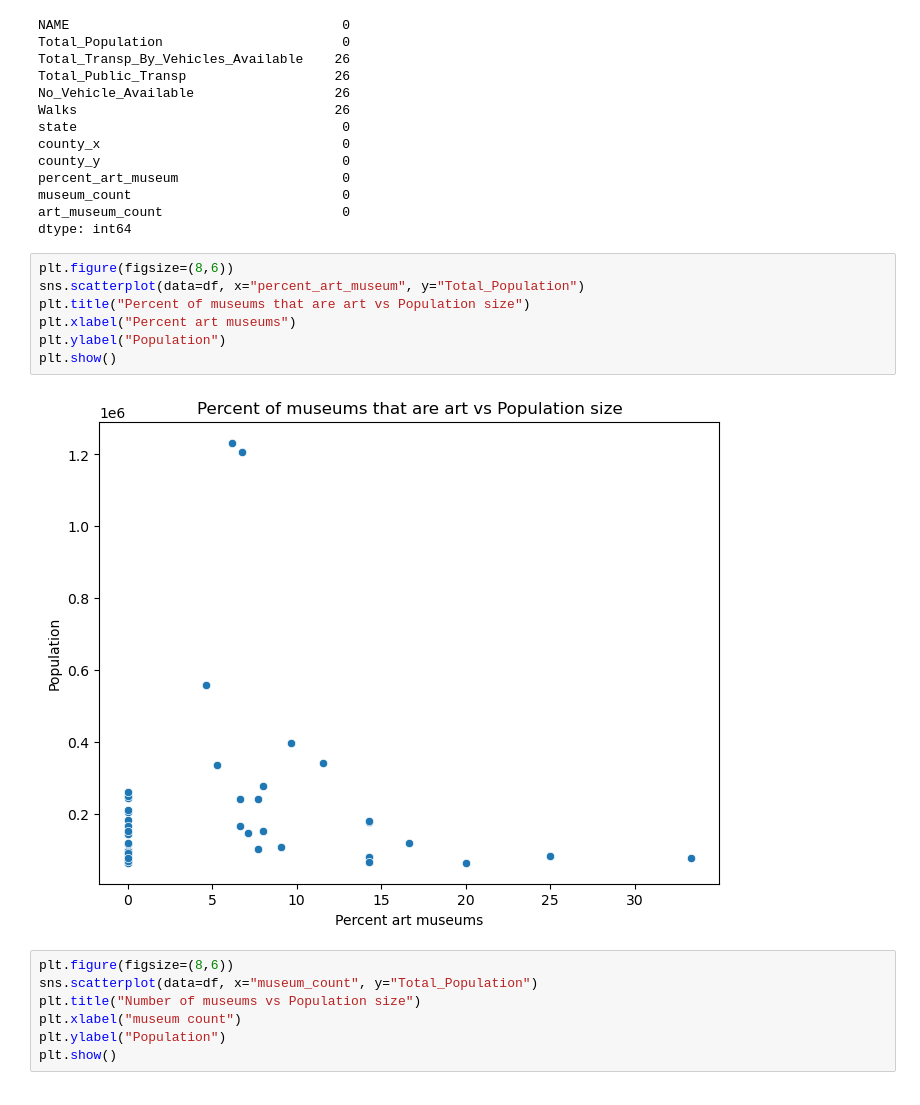
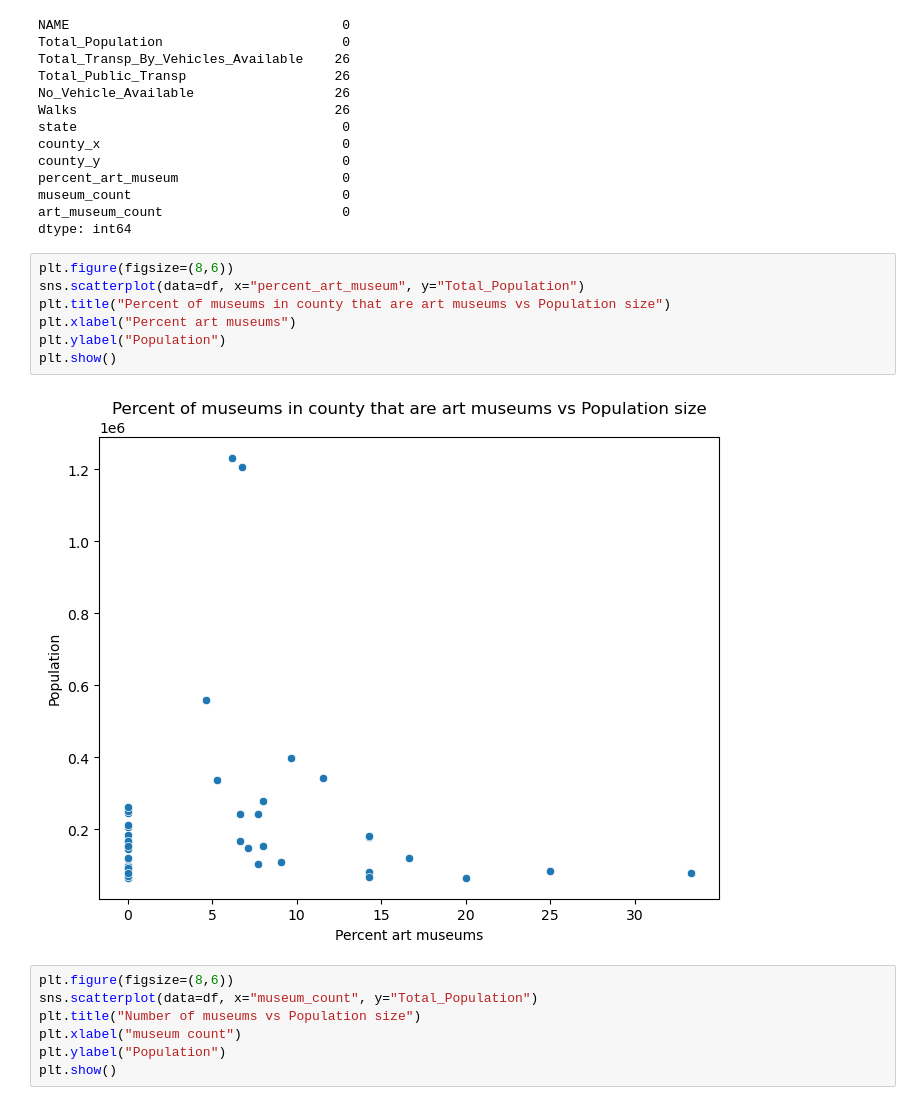
Before and after one commit to allisonbri/DataSciencePortfolio, a Jupyter notebook: PortfolioProject1.ipynb, the cells around one changed output. Drawn from its saved outputs; the diff is of its cells as text.

```diff
--- a/PortfolioProject1.ipynb
+++ b/PortfolioProject1.ipynb
@@ -237,12 +233,12 @@ dtype: int64
 # %%
 plt.figure(figsize=(8,6))
 sns.scatterplot(data=df, x="percent_art_museum", y="Total_Population")
-plt.title("Percent of museums that are art vs Population size")
+plt.title("Percent of museums in county that are art museums vs Population size")
 plt.xlabel("Percent art museums")
 plt.ylabel("Population")
 plt.show()
 # %% [output]
-[figure, old version]
+[figure, new version]
 # %%
 plt.figure(figsize=(8,6))
 sns.scatterplot(data=df, x="museum_count", y="Total_Population")
```
Also changed, not shown: parts of 5 cells of this notebook.
